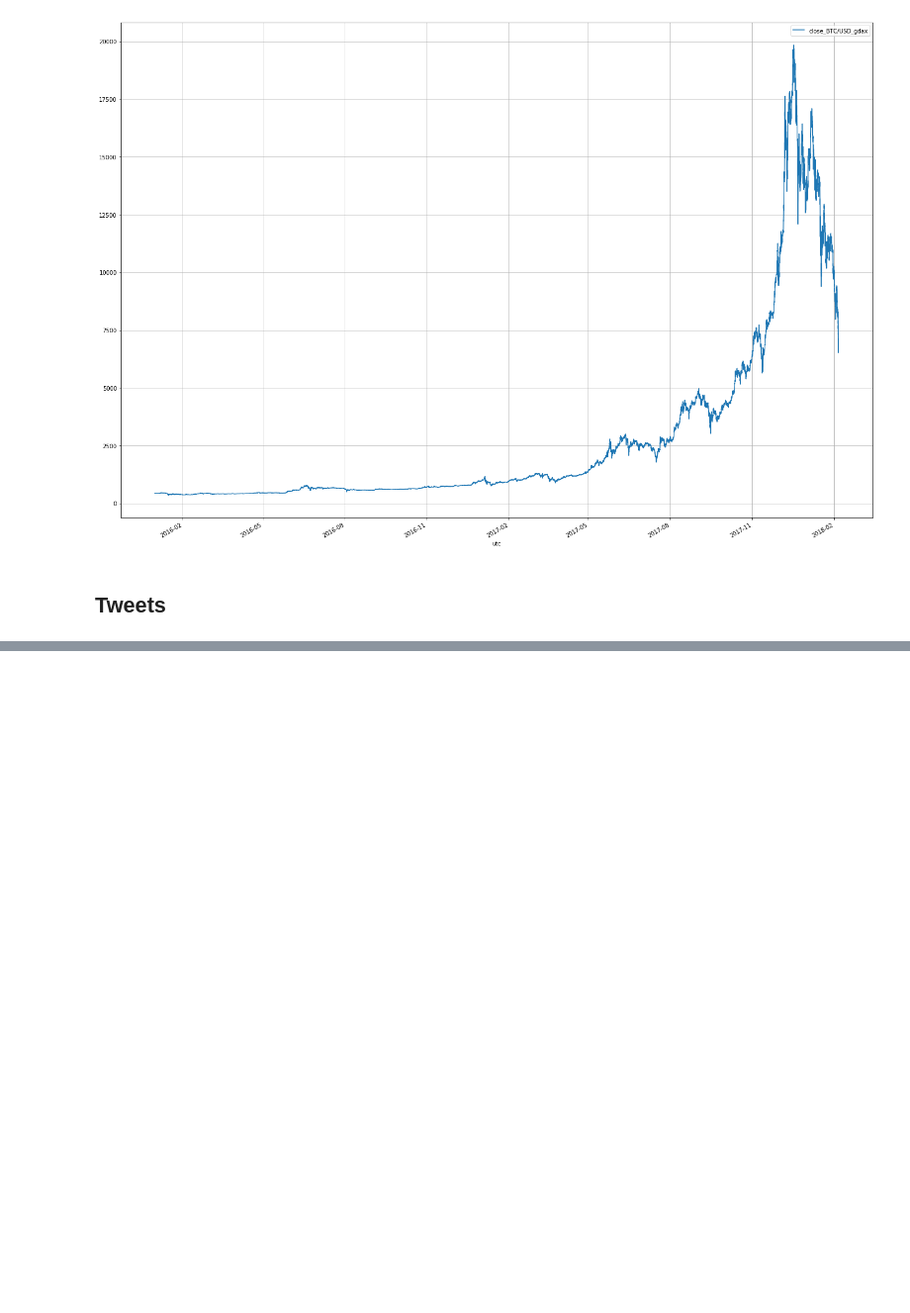
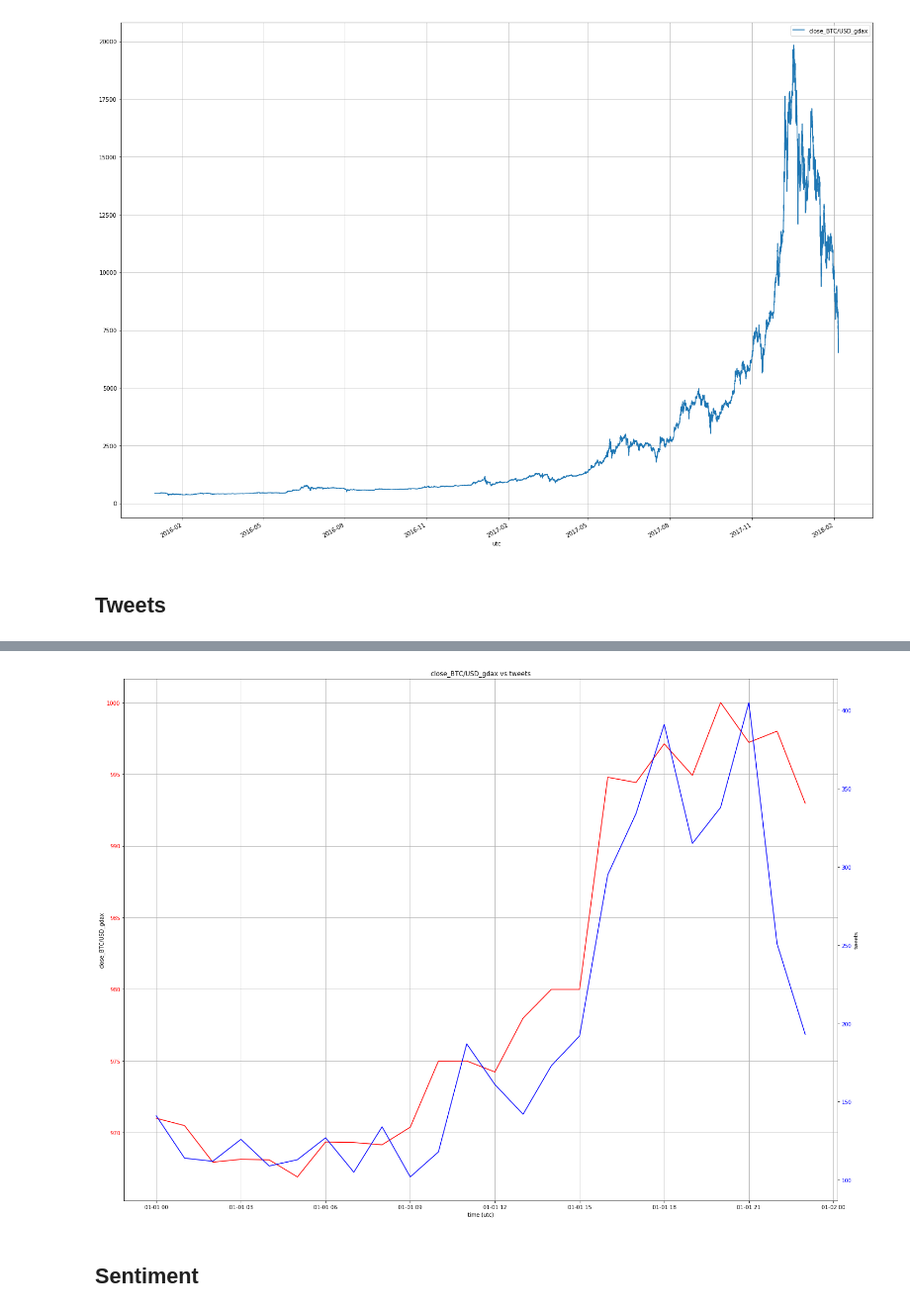
Before and after one commit to bfortuner/punisher, a Jupyter notebook: twitter.ipynb, the cells around one changed output, grey strips where cells are left out. Shown at 99% size. Cells and saved outputs as stored; diff of their text form; code cells hidden in the pictures; blank space fills up the shorter version.

```diff
--- a/twitter.ipynb
+++ b/twitter.ipynb
@@ -70,0 +195,8 @@ tweets = twitter_client.fetch_tweets(
+# %%
+price_col = ohlcv_feed.get_col_name('close', assets[0].symbol, exchange_ids[0])
+tweet_col = 'tweets'
+plot_price_and_tweets(df, tweet_col, price_col)
+# %% [output]
+[figure, added]
+# %% [markdown]
+## Sentiment
```
Also changed, not shown: parts of 19 cells of this notebook, 2 other files.
